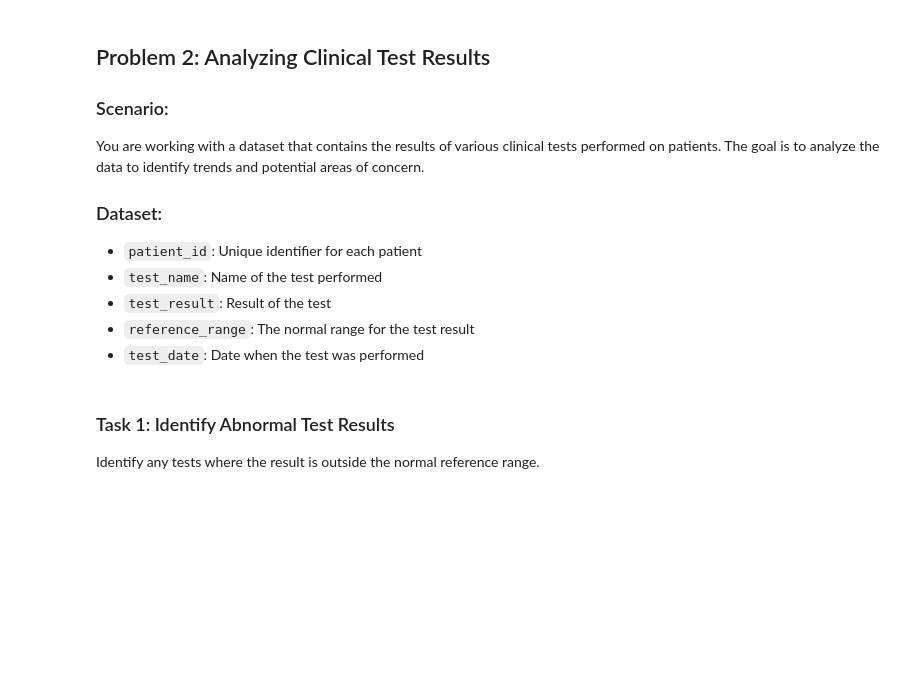
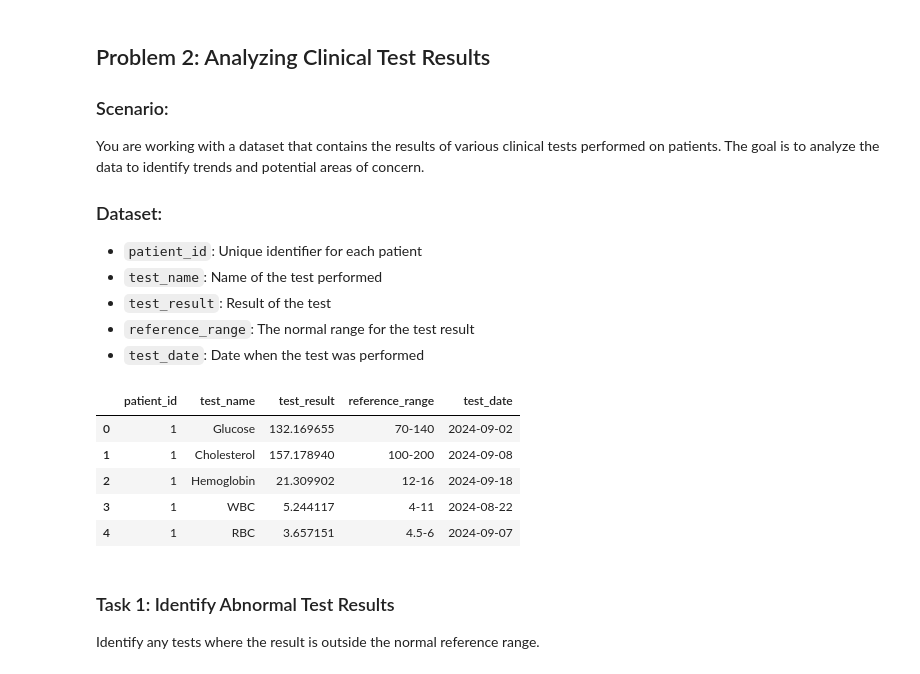
Before and after one commit to stawiskm/pythoncourse, a Jupyter notebook: Coding/Level X (Done)/Py03-pandas.ipynb, the cells around one changed output. Cells and saved outputs as stored; diff of their text form; code cells hidden in the pictures; blank space fills up the shorter version.

```diff
--- a/Coding/Level X (Done)/Py03-pandas.ipynb
+++ b/Coding/Level X (Done)/Py03-pandas.ipynb
@@ -75,8 +130,15 @@ You are working with a dataset that contains the results of various clinical tes
 # %%
 # Load the clinical test results dataset
 # TODO: Replace 'clinical_tests.csv' with the actual file name
-clinical_tests_df = pd.read_csv('clinical_tests.csv')
+clinical_tests_df = pd.read_csv('https://raw.githubusercontent.com/stawiskm/pythoncourse/student/Coding/Data/clinical_tests.csv')
 clinical_tests_df.head()
+# %% [output]
+|  | patient_id | test_name | test_result | reference_range | test_date |
+| 0 | 1 | Glucose | 132.169655 | 70-140 | 2024-09-02 |
+| 1 | 1 | Cholesterol | 157.178940 | 100-200 | 2024-09-08 |
+| 2 | 1 | Hemoglobin | 21.309902 | 12-16 | 2024-09-18 |
+| 3 | 1 | WBC | 5.244117 | 4-11 | 2024-08-22 |
+| 4 | 1 | RBC | 3.657151 | 4.5-6 | 2024-09-07 |
 # %% [markdown]
 ### Task 1: Identify Abnormal Test Results
 Identify any tests where the result is outside the normal reference range.
```
Also changed, not shown: parts of 14 cells of this notebook.
